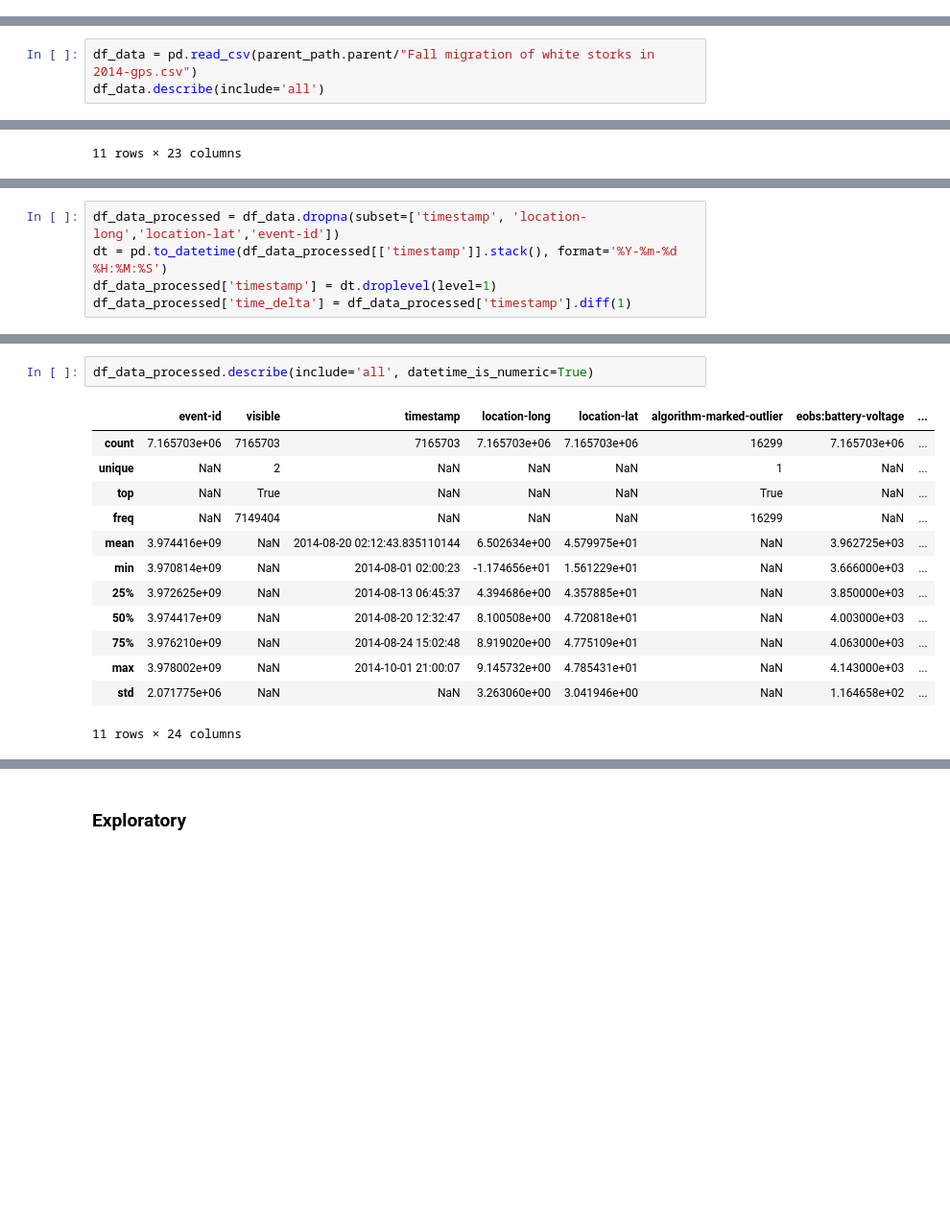
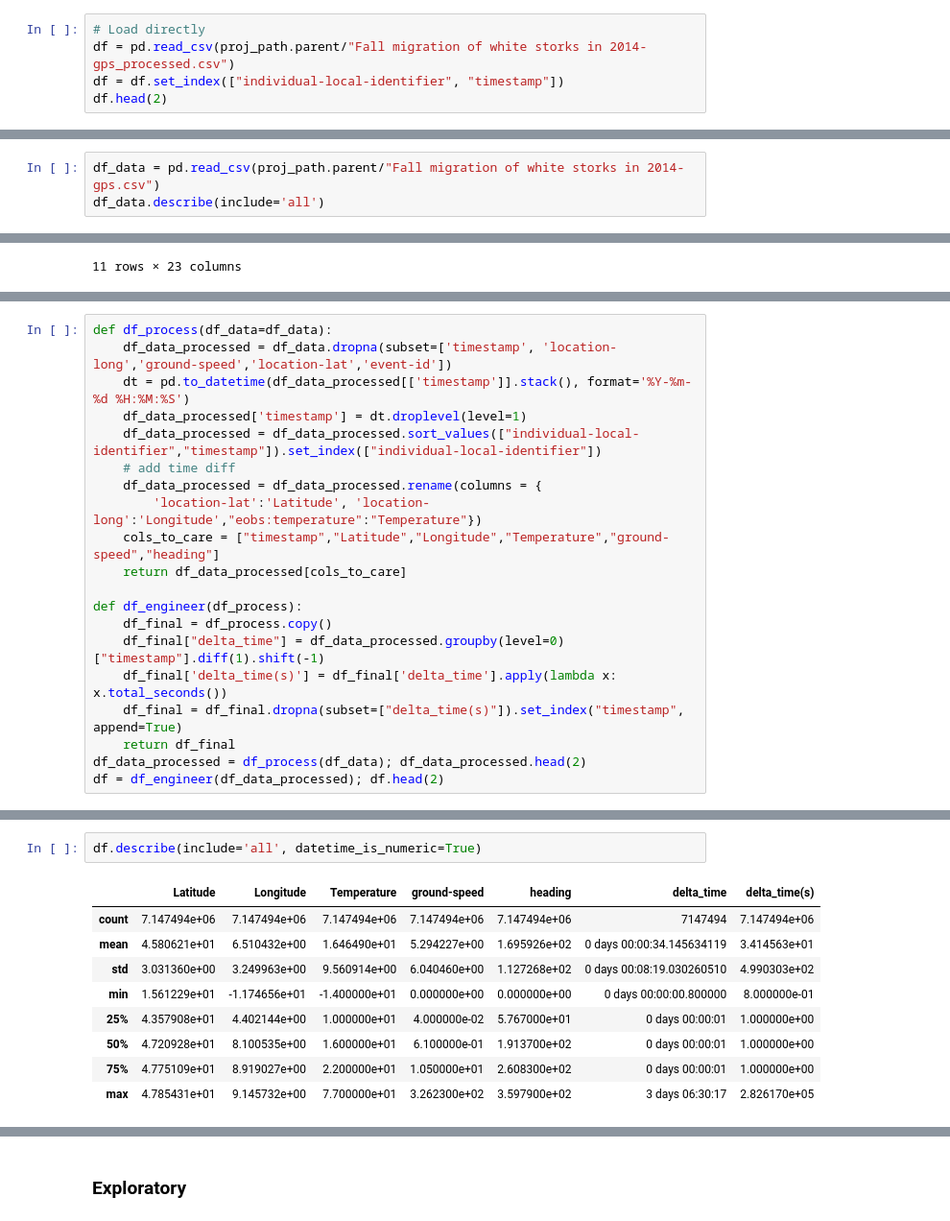
Before and after one commit to youngje-cs-cmu/02-712-Bird-Migration, a Jupyter notebook: project_bird.ipynb, the cells around one changed output, grey strips where cells are left out. Shown at 96% size. Cells and saved outputs as stored; diff of their text form; blank space fills up the shorter version.

```diff
--- a/project_bird.ipynb
+++ b/project_bird.ipynb
@@ -16,3 +16,8 @@ from matplotlib.dates import YearLocator, MonthLocator
 proj_path = Path(os.getcwd()); print(proj_path)
 # %% [output]
 C:\Users\Mo\OneDrive\Notes\CMU\02712\02-712-Bird-Migration
+# %%
+# Load directly
+df = pd.read_csv(proj_path.parent/"Fall migration of white storks in 2014-gps_processed.csv")
+df = df.set_index(["individual-local-identifier", "timestamp"])
+df.head(2)
@@ -19,5 +36,5 @@ C:\Users\Mo\OneDrive\Notes\CMU\02712\02-712-Bird-Migration
 # %%
-df_data = pd.read_csv(parent_path.parent/"Fall migration of white storks in 2014-gps.csv")
+df_data = pd.read_csv(proj_path.parent/"Fall migration of white storks in 2014-gps.csv")
 df_data.describe(include='all')
 # %% [output]
 |  | event-id | visible | timestamp | location-long | location-lat | algorithm-marked-outlier | eobs:battery-voltage | ... |
@@ -42,7 +59,22 @@ df_data.head(2)
 2 rows × 23 columns
 # %%
-df_data_processed = df_data.dropna(subset=['timestamp', 'location-long','location-lat','event-id'])
-dt = pd.to_datetime(df_data_processed[['timestamp']].stack(), format='%Y-%m-%d %H:%M:%S')
-df_data_processed['timestamp'] = dt.droplevel(level=1)
-df_data_processed['time_delta'] = df_data_processed['timestamp'].diff(1)
+def df_process(df_data=df_data):
+    df_data_processed = df_data.dropna(subset=['timestamp', 'location-long','ground-speed','location-lat','event-id'])
+    dt = pd.to_datetime(df_data_processed[['timestamp']].stack(), format='%Y-%m-%d %H:%M:%S')
+    df_data_processed['timestamp'] = dt.droplevel(level=1)
+    df_data_processed = df_data_processed.sort_values(["individual-local-identifier","timestamp"]).set_index(["individual-local-identifier"])
+    # add time diff
+    df_data_processed = df_data_processed.rename(columns = {
+        'location-lat':'Latitude', 'location-long':'Longitude',"eobs:temperature":"Temperature"})
+    cols_to_care = ["timestamp","Latitude","Longitude","Temperature","ground-speed","heading"]
+    return df_data_processed[cols_to_care]
+
+def df_engineer(df_process):
+    df_final = df_process.copy()
+    df_final["delta_time"] = df_data_processed.groupby(level=0)["timestamp"].diff(1).shift(-1)
+    df_final['delta_time(s)'] = df_final['delta_time'].apply(lambda x: x.total_seconds())
+    df_final = df_final.dropna(subset=["delta_time(s)"]).set_index("timestamp", append=True)
+    return df_final
+df_data_processed = df_process(df_data); df_data_processed.head(2)
+df = df_engineer(df_data_processed); df.head(2)
 # %% [output]
@@ -62,17 +90,13 @@ df_data_processed['time_delta'] = df_data_processed['timestamp'].diff(1)
 # %%
-df_data_processed.describe(include='all', datetime_is_numeric=True)
+df.describe(include='all', datetime_is_numeric=True)
 # %% [output]
-|  | event-id | visible | timestamp | location-long | location-lat | algorithm-marked-outlier | eobs:battery-voltage | ... |
-| count | 7.165703e+06 | 7165703 | 7165703 | 7.165703e+06 | 7.165703e+06 | 16299 | 7.165703e+06 | ... |
-| unique | NaN | 2 | NaN | NaN | NaN | 1 | NaN | ... |
-| top | NaN | True | NaN | NaN | NaN | True | NaN | ... |
-| freq | NaN | 7149404 | NaN | NaN | NaN | 16299 | NaN | ... |
-| mean | 3.974416e+09 | NaN | 2014-08-20 02:12:43.835110144 | 6.502634e+00 | 4.579975e+01 | NaN | 3.962725e+03 | ... |
-| min | 3.970814e+09 | NaN | 2014-08-01 02:00:23 | -1.174656e+01 | 1.561229e+01 | NaN | 3.666000e+03 | ... |
-| 25% | 3.972625e+09 | NaN | 2014-08-13 06:45:37 | 4.394686e+00 | 4.357885e+01 | NaN | 3.850000e+03 | ... |
-| 50% | 3.974417e+09 | NaN | 2014-08-20 12:32:47 | 8.100508e+00 | 4.720818e+01 | NaN | 4.003000e+03 | ... |
-| 75% | 3.976210e+09 | NaN | 2014-08-24 15:02:48 | 8.919020e+00 | 4.775109e+01 | NaN | 4.063000e+03 | ... |
-| max | 3.978002e+09 | NaN | 2014-10-01 21:00:07 | 9.145732e+00 | 4.785431e+01 | NaN | 4.143000e+03 | ... |
-| std | 2.071775e+06 | NaN | NaN | 3.263060e+00 | 3.041946e+00 | NaN | 1.164658e+02 | ... |
+|  | Latitude | Longitude | Temperature | ground-speed | heading | delta_time | delta_time(s) |
+| count | 7.147494e+06 | 7.147494e+06 | 7.147494e+06 | 7.147494e+06 | 7.147494e+06 | 7147494 | 7.147494e+06 |
+| mean | 4.580621e+01 | 6.510432e+00 | 1.646490e+01 | 5.294227e+00 | 1.695926e+02 | 0 days 00:00:34.145634119 | 3.414563e+01 |
+| std | 3.031360e+00 | 3.249963e+00 | 9.560914e+00 | 6.040460e+00 | 1.127268e+02 | 0 days 00:08:19.030260510 | 4.990303e+02 |
+| min | 1.561229e+01 | -1.174656e+01 | -1.400000e+01 | 0.000000e+00 | 0.000000e+00 | 0 days 00:00:00.800000 | 8.000000e-01 |
+| 25% | 4.357908e+01 | 4.402144e+00 | 1.000000e+01 | 4.000000e-02 | 5.767000e+01 | 0 days 00:00:01 | 1.000000e+00 |
+| 50% | 4.720928e+01 | 8.100535e+00 | 1.600000e+01 | 6.100000e-01 | 1.913700e+02 | 0 days 00:00:01 | 1.000000e+00 |
+| 75% | 4.775109e+01 | 8.919027e+00 | 2.200000e+01 | 1.050000e+01 | 2.608300e+02 | 0 days 00:00:01 | 1.000000e+00 |
+| max | 4.785431e+01 | 9.145732e+00 | 7.700000e+01 | 3.262300e+02 | 3.597900e+02 | 3 days 06:30:17 | 2.826170e+05 |
-11 rows × 24 columns
 # %%
```
Also changed, not shown: parts of 21 cells of this notebook, 9 other files.
